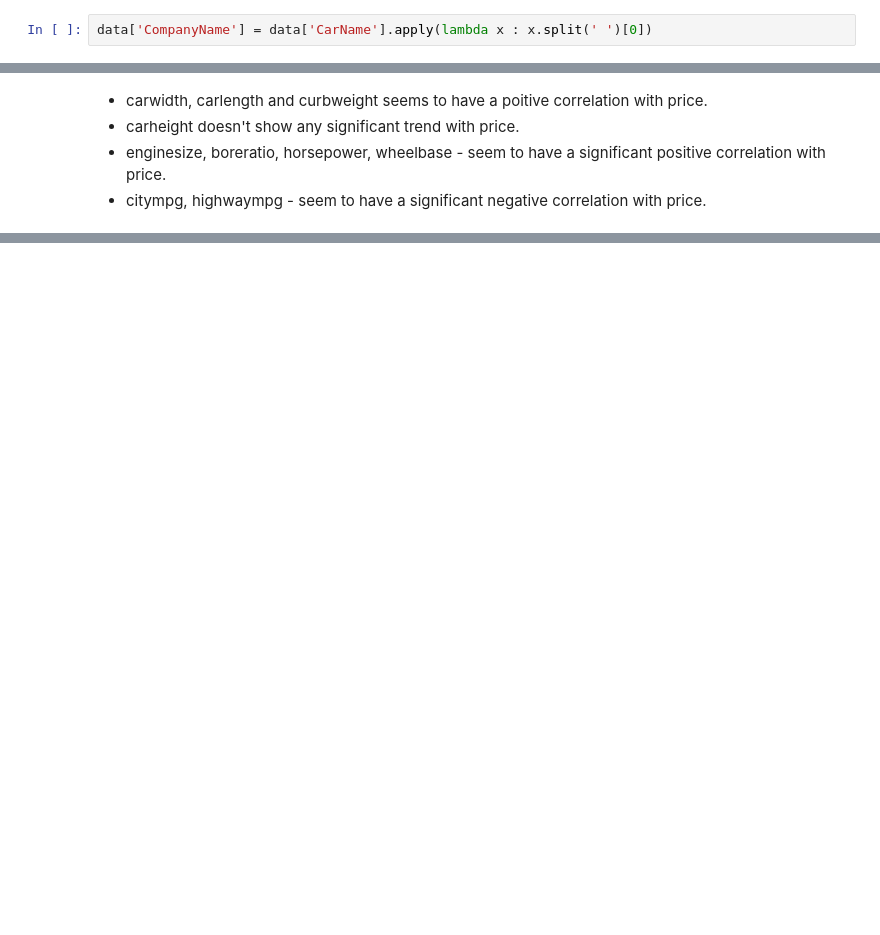
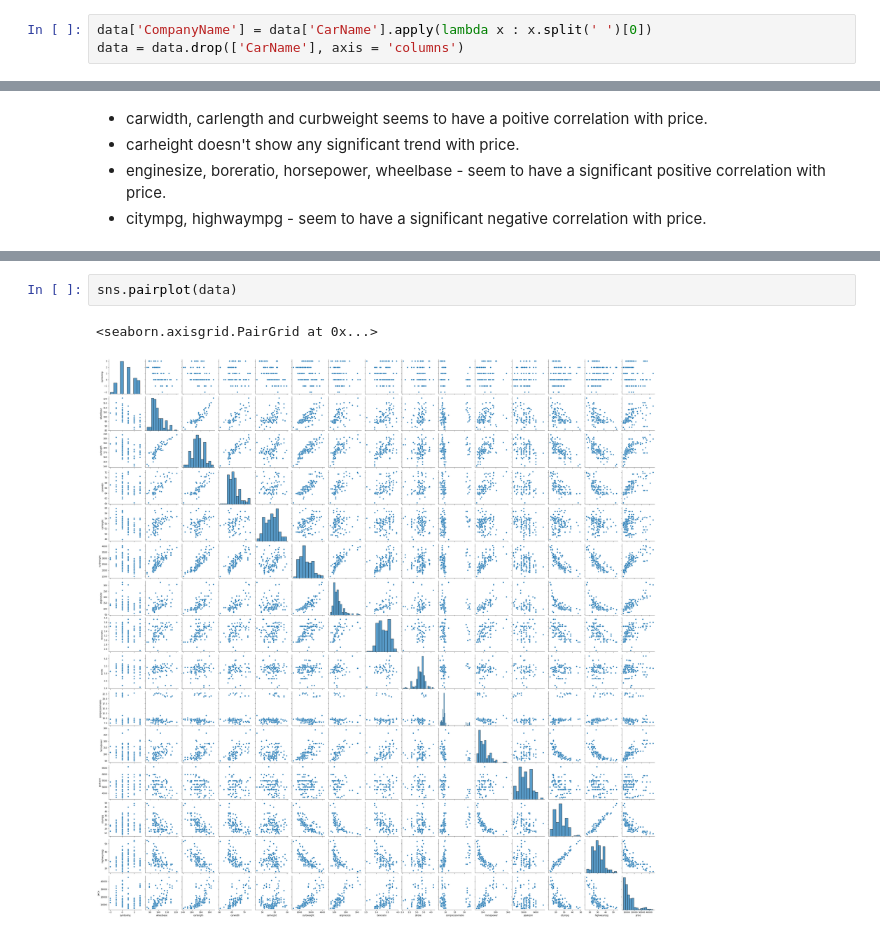
Before and after one commit to sumamk08/CarPricePrediction-Regression, a Jupyter notebook: CarPricePrediction-NB.ipynb, the cells around one changed output, grey strips where cells are left out. Saved outputs shown, nothing was run; the diff lists cells and outputs as text; blank space fills up the shorter version.

```diff
--- a/CarPricePrediction-NB.ipynb
+++ b/CarPricePrediction-NB.ipynb
@@ -97,4 +125,5 @@ data[data.duplicated()]
 data = data.drop(['car_ID'], axis = 'columns')
 # %%
 data['CompanyName'] = data['CarName'].apply(lambda x : x.split(' ')[0])
+data = data.drop(['CarName'], axis = 'columns')
 # %%
@@ -255,0 +290,5 @@ iplot(fig)
+# %%
+sns.pairplot(data)
+# %% [output]
+<seaborn.axisgrid.PairGrid at 0x...>
+[figure, added]
```
Also changed, not shown: parts of 32 cells of this notebook.
